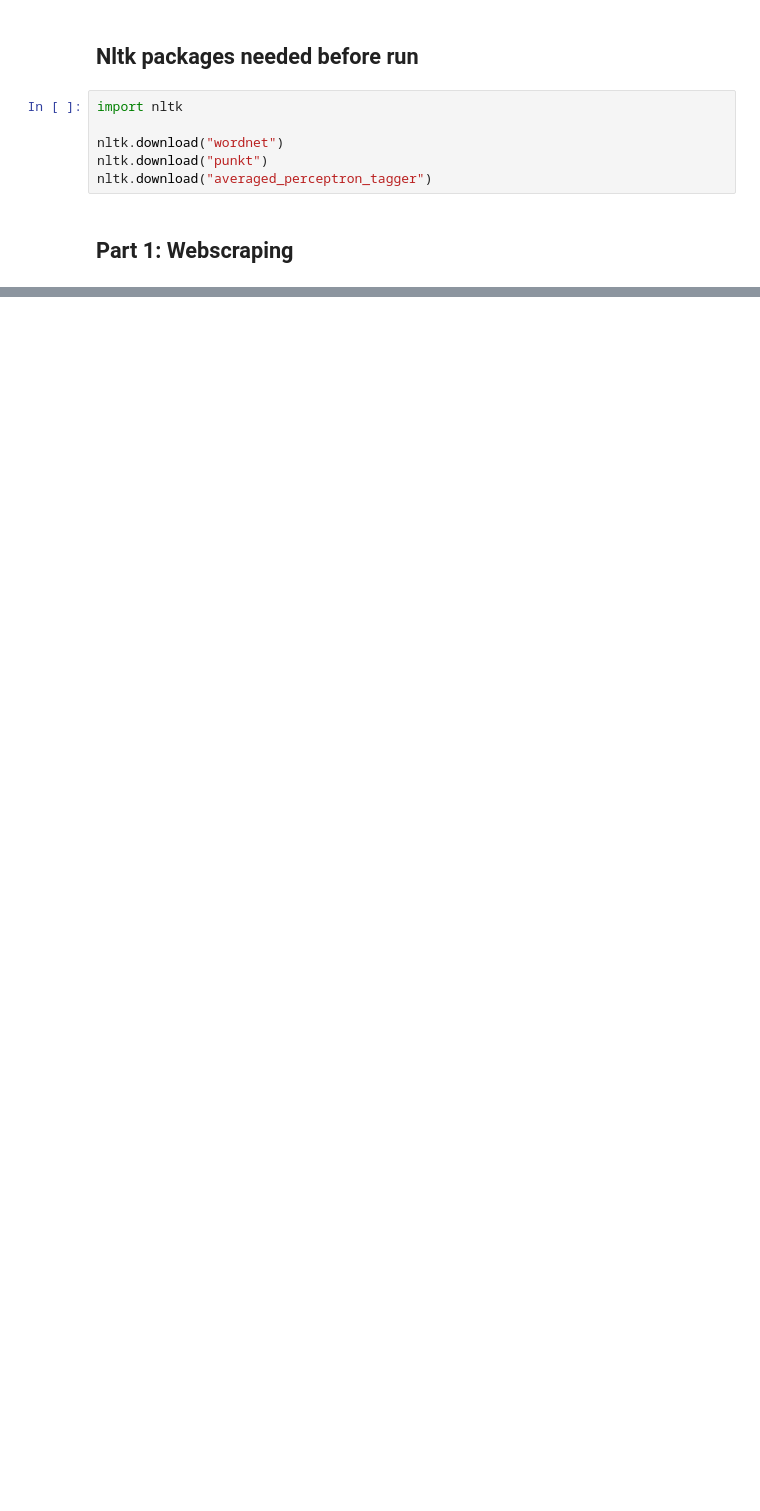
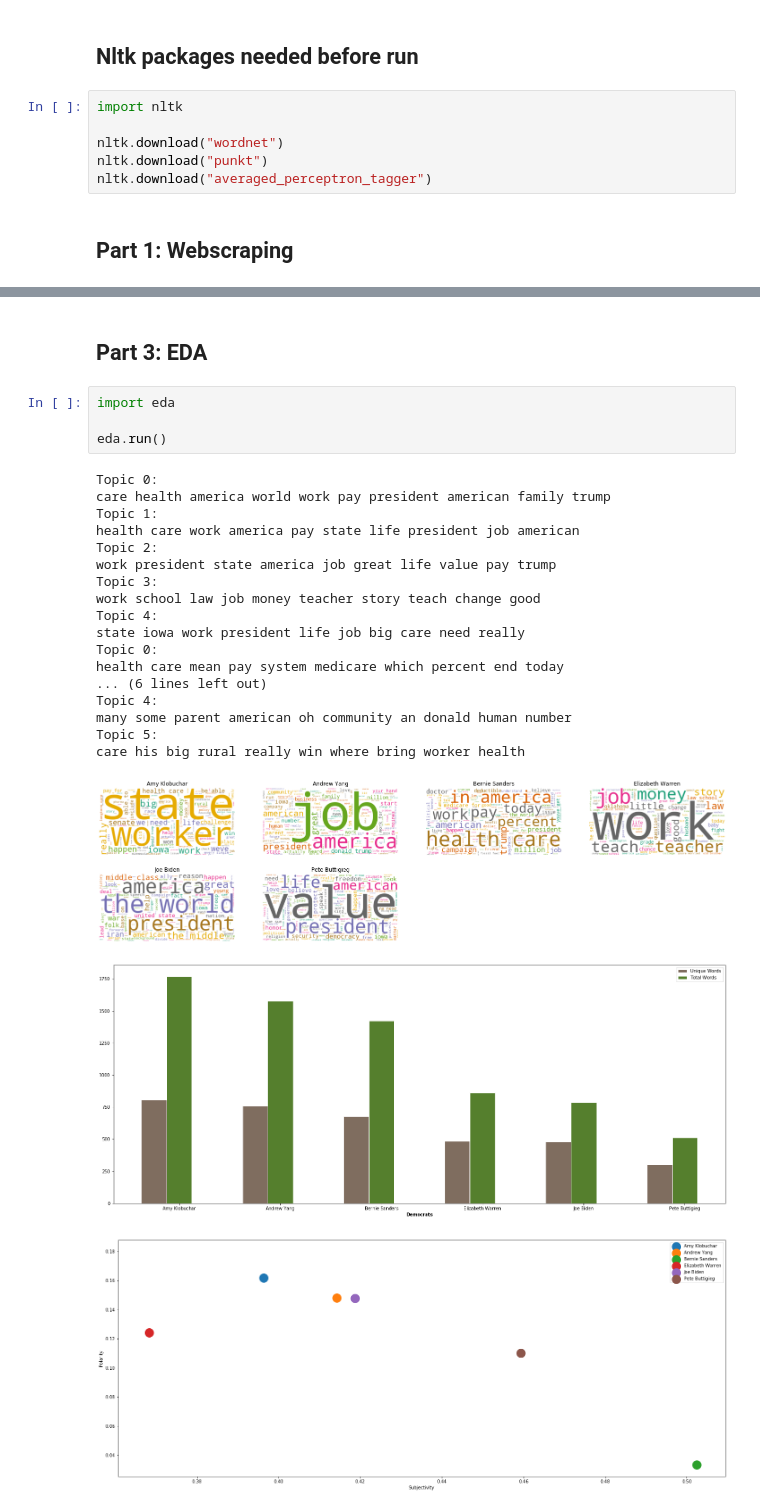
Before and after one commit to WSHuusfeldt/PythonSem4Eksamen, a Jupyter notebook: Runner.ipynb, the cells around one changed output, grey strips where cells are left out. Cells and saved outputs as stored; diff of their text form; blank space fills up the shorter version.

```diff
--- a/Runner.ipynb
+++ b/Runner.ipynb
@@ -16,0 +21,27 @@ AttributeError: module 'Webscrape' has no attribute 'run'
+# %% [markdown]
+## Part 3: EDA
+# %%
+import eda
+
+eda.run()
+# %% [output]
+Topic 0:
+care health america world work pay president american family trump
+Topic 1:
+health care work america pay state life president job american
+Topic 2:
+work president state america job great life value pay trump
+Topic 3:
+work school law job money teacher story teach change good
+Topic 4:
+state iowa work president life job big care need really
+Topic 0:
+health care mean pay system medicare which percent end today
+... (6 lines left out)
+Topic 4:
+many some parent american oh community an donald human number
+Topic 5:
+care his big rural really win where bring worker health
+[figure, added]
+[figure, added]
+[figure, added]
```
Also changed, not shown: parts of 4 cells of this notebook.
